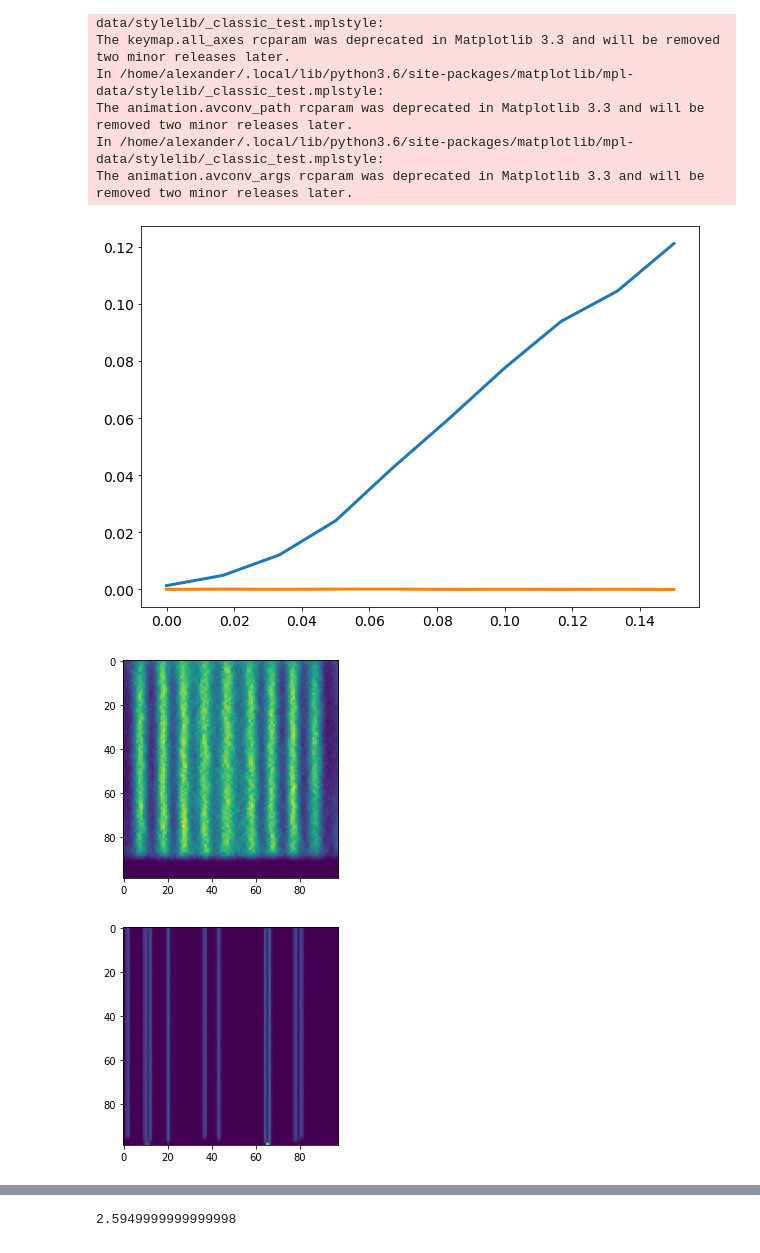
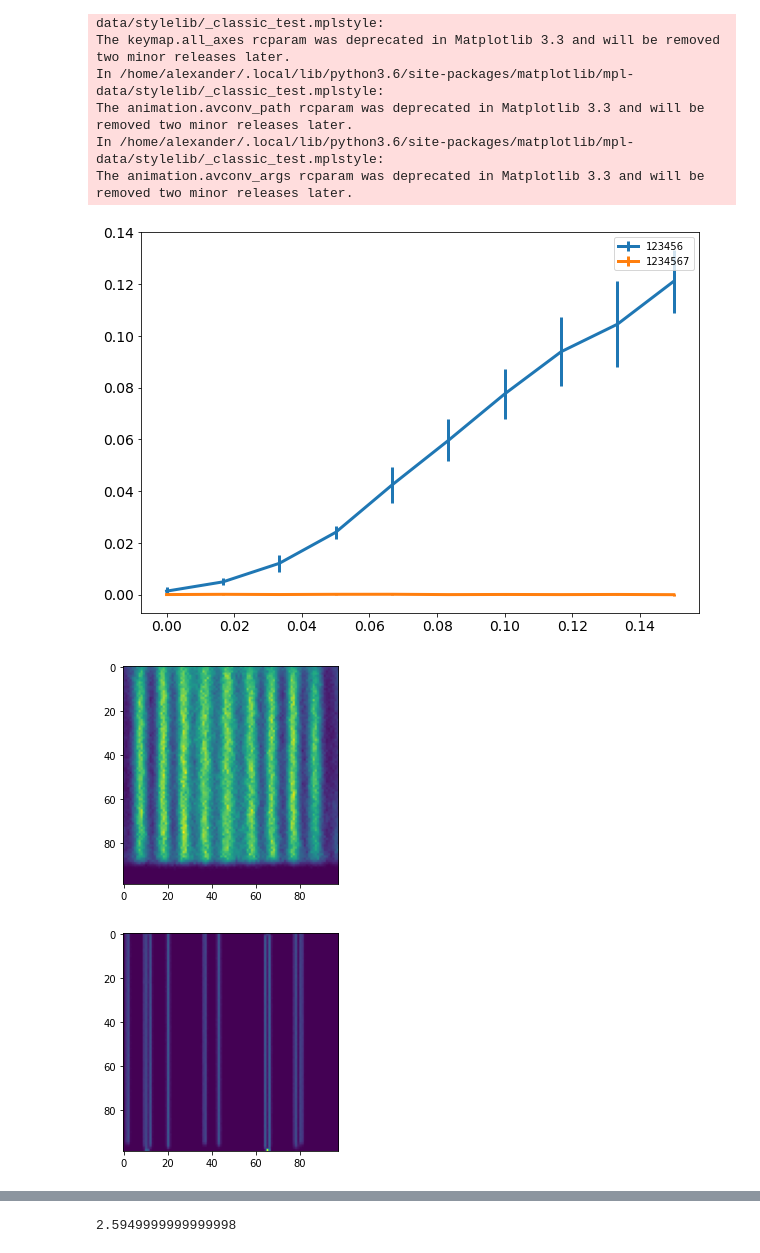
Before and after one commit to LevoSpacewars/Polymer-Tilt, a Jupyter notebook: graphs.ipynb, the cells around one changed output, grey strips where cells are left out. Cells and saved outputs as stored; diff of their text form; code cells hidden in the pictures.

```diff
--- a/graphs.ipynb
+++ b/graphs.ipynb
@@ -46,28 +46,32 @@ In /home/alexander/.local/lib/python3.6/site-packages/matplotlib/mpl-data/stylel
 The animation.avconv_args rcparam was deprecated in Matplotlib 3.3 and will be removed two minor releases later.
 # %%
 figure_1_folders = ['123456','1234567']
+
 fig1data = []
 fig1heatmaps = [[],[]]
 linewidth=7.0
 for name in figure_1_folders:
     fig1data.append(np.array(ps.read_csv('./compiledRuns/' + name + '/data.txt',header = 0)))
     fig1heatmaps[0].append(getHeatMap(name,0.3))
     fig1heatmaps[1].append(getHeatMap(name,1.2))
 
 fig = plt.figure(figsize=(10,7))
+ind = 0
 for data in fig1data:
     forceangle = np.linspace(0,3,10)/20
-    plt.errorbar(forceangle, data[3][1:],linewidth=3)
+    plt.errorbar(forceangle, data[3][1:],yerr=data[4][1:],linewidth=3,label=f"{figure_1_folders[ind]}")
+    ind += 1
+plt.legend()
 ax = plt.gca()
 plt.xticks(fontsize=14)
 plt.yticks(fontsize=14)
 for mp in fig1heatmaps:
     fig = plt.figure()
     plt.imshow(mp[0])
     fig = plt.figure()
     plt.imshow(mp[1])
 # %% [output]
-[figure, old version]
+[figure, new version]
 [figure]
 [figure]
 [figure]
```
Also changed, not shown: parts of 1 cell of this notebook, 1 other file.
